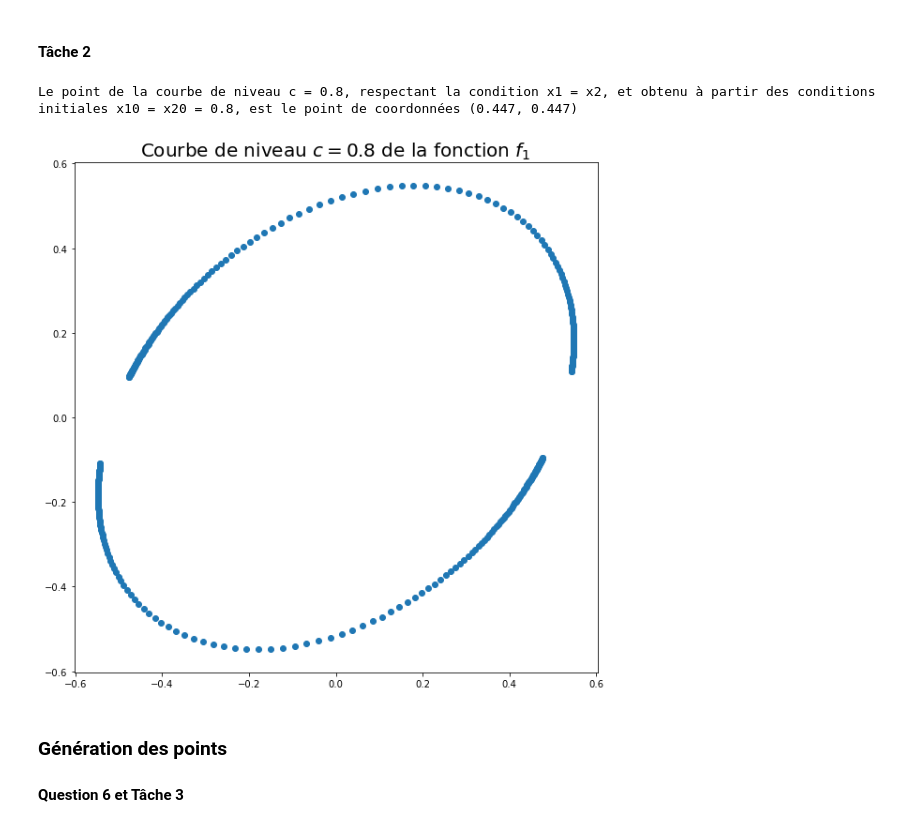
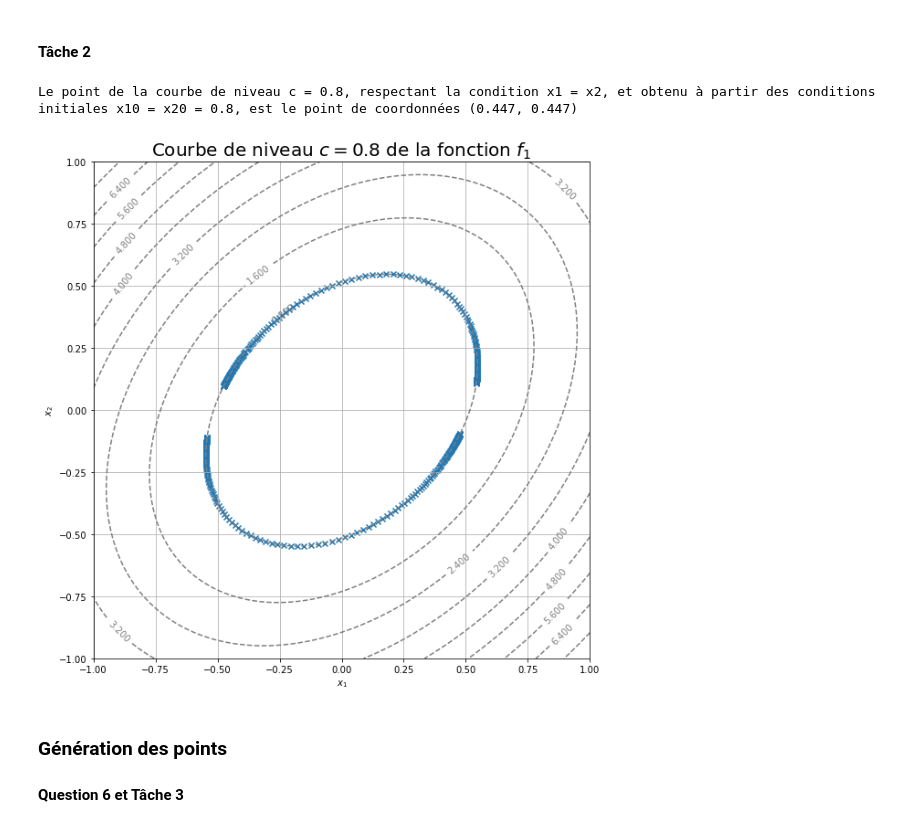
Before and after one commit to MaximeSTUDTER/devoir-courbesdeniveau, a Jupyter notebook: Courbes de niveau - Réponses.ipynb, the cells around one changed output. Cells and saved outputs as stored; diff of their text form; code cells hidden in the pictures.

Commit message:
Tache 4 et 5, nouveaux graphs

```diff
--- a/Courbes de niveau - Réponses.ipynb
+++ b/Courbes de niveau - Réponses.ipynb
@@ -33,3 +35,22 @@ def J(f):
     def J_f(x, y):
         return np.array([j(f, 0)(x, y), j(f, 1)(x, y)]).T
     return J_f
+# %%
+def display_contour(f, x, y, levels):
+    X, Y = np.meshgrid(x, y)
+    Z = f(X, Y)
+    fig, ax = plt.subplots()
+    contour_set = plt.contour(
+        X, Y, Z, colors="grey", linestyles="dashed",
+        levels=levels
+    )
+    ax.clabel(contour_set)
+    plt.grid(True)
+    plt.xlabel("$x_1$")
+    plt.ylabel("$x_2$")
+    plt.gca().set_aspect("equal")
+# %%
+def f1(x1, x2):
+    x1 = np.array(x1)
+    x2 = np.array(x2)
+    return 3.0 * x1 * x1 - 2.0 * x1 * x2 + 3.0 * x2 * x2
@@ -35,0 +63,5 @@ def J(f):
+# %%
+def f_c(x, y):
+    x = np.array(x)
+    y = np.array(y)
+    return 3.0*x*x - 2.0*x*y + 3.0*y*y - 0.8
@@ -108,41 +146,43 @@ def Newton(F, x0, y0, eps = eps, N = N) :
 def Newton_2(F, x0, y0, eps = eps, N = N, k = 1) :
 
     def F_2(F, k) :
 
         def F2(x, y):
             return np.array([F(x,y), x - k*y])
 
         return F2
 
     F_2 = F_2(F, k)
 
     return Newton(F_2, x0, y0, eps, N)
 
-def f(x, y):
-    x = np.array(x)
-    y = np.array(y)
-    return 3.0*x*x - 2.0*x*y + 3.0*y*y - 0.8
-
-x, y = Newton_2(f, 0.8, 0.8)
+x, y = Newton_2(f_c, 0.8, 0.8)
 print(f"""Le point de la courbe de niveau c = 0.8, respectant la condition x1 = x2, et obtenu à partir des conditions
 initiales x10 = x20 = 0.8, est le point de coordonnées ({x:.3f}, {y:.3f})""")
 
 X = []
 Y = []
 
 for q in np.linspace(-5.0, 5.0, 200):
     x, y = Newton_2(f, 0.8, 0.8, k = q)
     x_, y_ = Newton_2(f, -0.8, -0.8, k = q)
     X.append(x) ; X.append(x_)
     Y.append(y) , Y.append(y_)
 
+
+display_contour(
+    f1,
+    x=np.linspace(-1.0, 1.0, 100),
+    y=np.linspace(-1.0, 1.0, 100),
+    levels=10 # 10 levels, automatically selected
+)
 plt.title('Courbe de niveau $c = 0.8$ de la fonction $f_1$', fontsize = 20)
-plt.scatter(X, Y)
+plt.scatter(X, Y, marker = 'x')
 plt.show()
 # %% [output]
 Le point de la courbe de niveau c = 0.8, respectant la condition x1 = x2, et obtenu à partir des conditions
 initiales x10 = x20 = 0.8, est le point de coordonnées (0.447, 0.447)
-[figure, old version]
+[figure, new version]
 # %% [markdown]
 ### Génération des points
 
```
Also changed, not shown: parts of 15 cells of this notebook.
